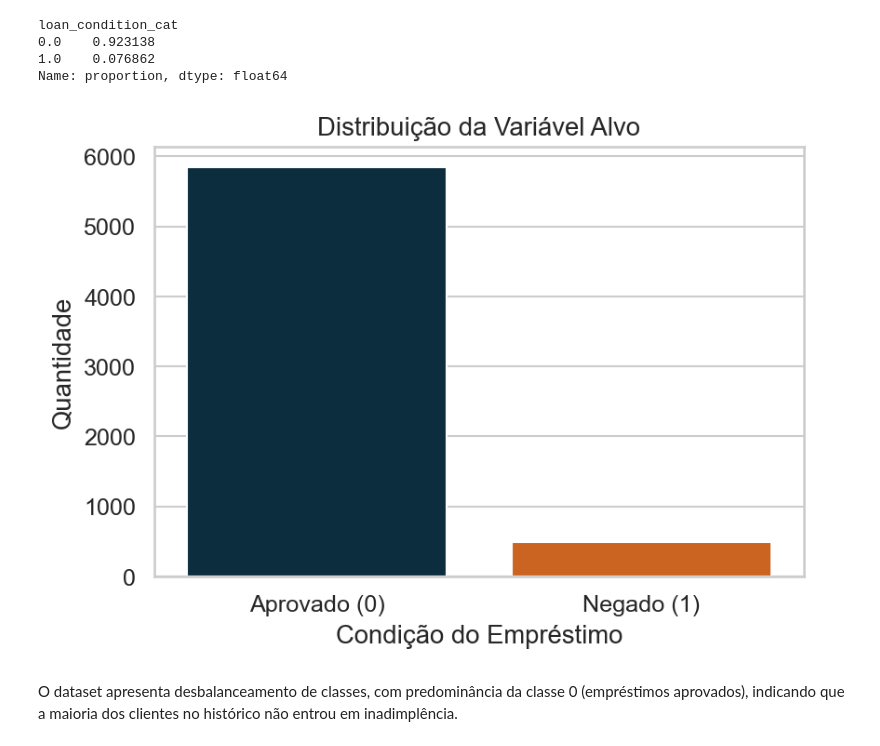
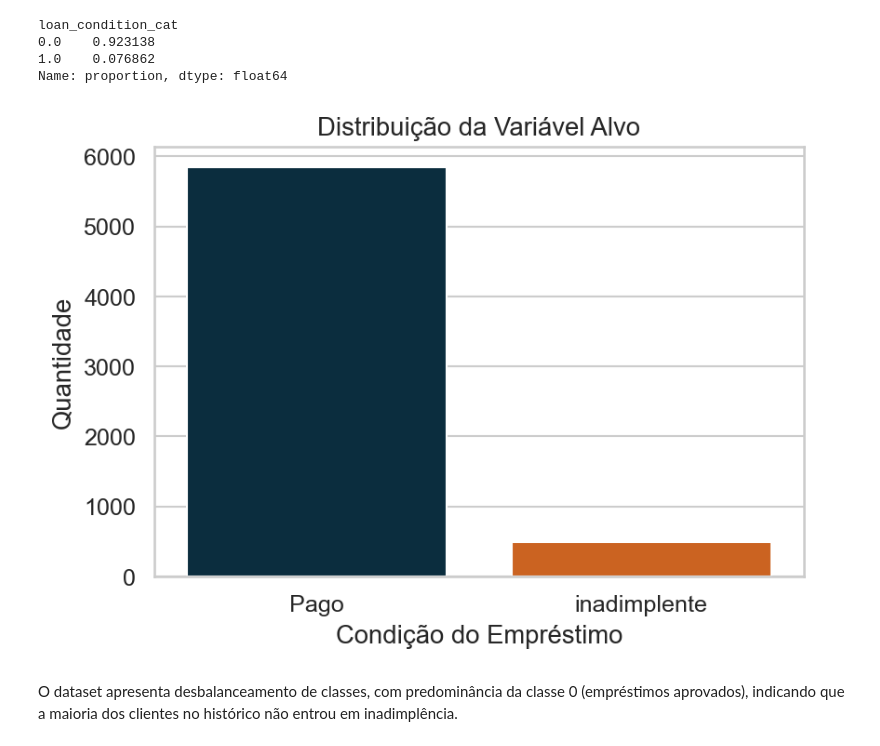
Before and after one commit to GustavoLimma/Credit_Risk_Prediction, a Jupyter notebook: notebooks/EDA.ipynb, the cells around one changed output. Cells and saved outputs as stored; diff of their text form; code cells hidden in the pictures.

```diff
--- a/notebooks/EDA.ipynb
+++ b/notebooks/EDA.ipynb
@@ -402,22 +407,22 @@ Name: proportion, dtype: float64
 # %%
 plt.figure(figsize=(6,4))
 
 sns.countplot(
     data=train,
     x='loan_condition_cat',
     hue='loan_condition_cat',
     legend=False
 )
 
 plt.title('Distribuição da Variável Alvo')
 plt.xlabel('Condição do Empréstimo')
 plt.ylabel('Quantidade')
 
-plt.xticks([0,1], ['Aprovado (0)', 'Negado (1)'])
+plt.xticks([0,1], ['Pago', 'inadimplente'])
 
 plt.show()
 # %% [output]
-[figure, old version]
+[figure, new version]
 # %% [markdown]
 O dataset apresenta desbalanceamento de classes, com predominância da classe 0 (empréstimos aprovados), indicando que a maioria dos clientes no histórico não entrou em inadimplência.
 # %% [markdown]
```
Also changed, not shown: parts of 4 cells of this notebook.
